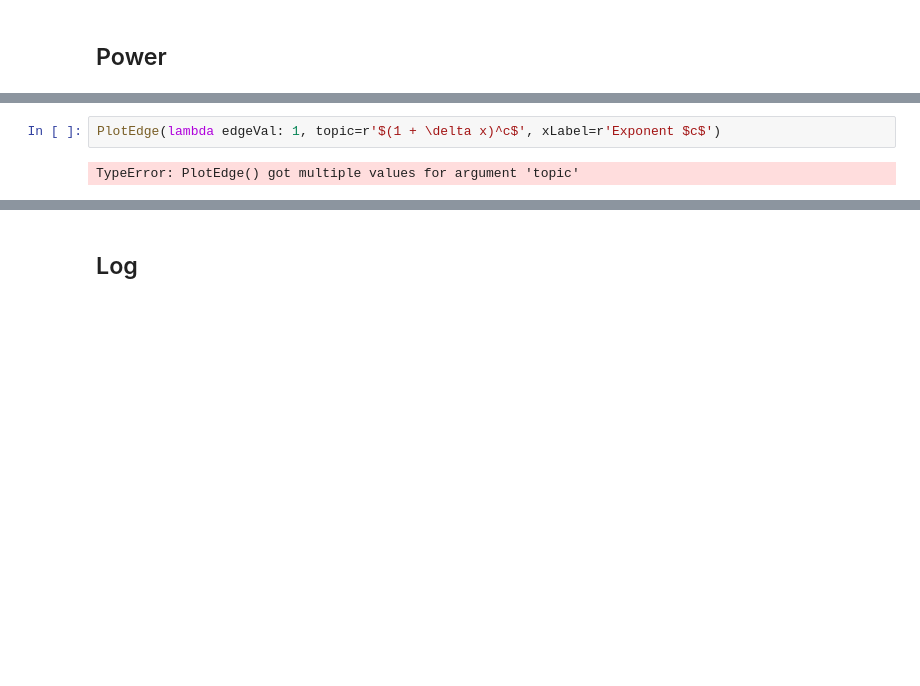
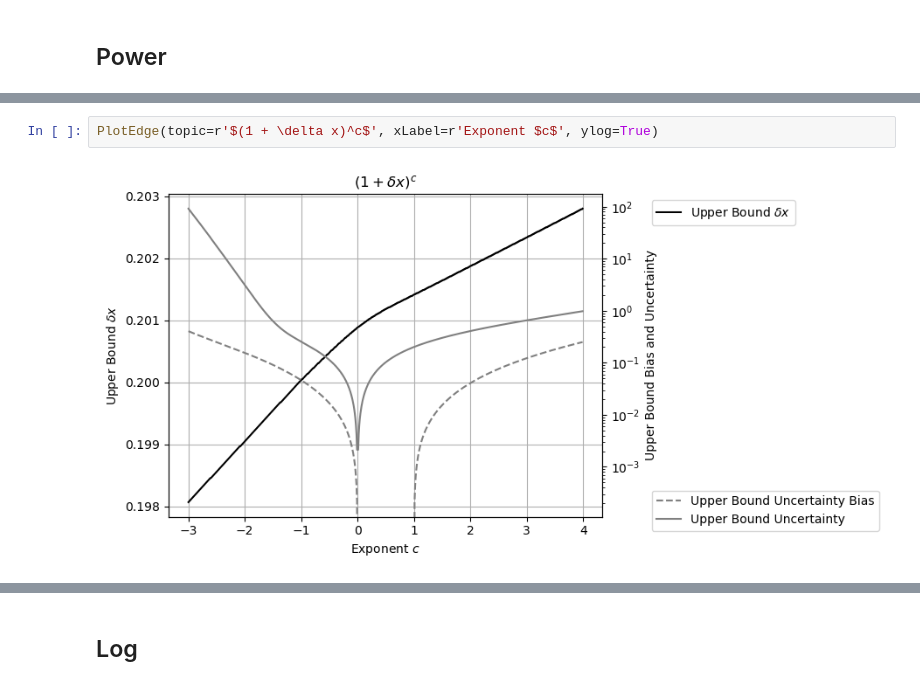
Before and after one commit to Chengpu0707/VarianceArithmetic, a Jupyter notebook: IPyNb/ConvergeEdge.ipynb, the cells around one changed output, grey strips where cells are left out. Cells and saved outputs as stored; diff of their text form; blank space fills up the shorter version.

```diff
--- a/IPyNb/ConvergeEdge.ipynb
+++ b/IPyNb/ConvergeEdge.ipynb
@@ -106,5 +108,5 @@ df.head()
 # %%
-PlotEdge(lambda edgeVal: 1, topic=r'$(1 + \delta x)^c$', xLabel=r'Exponent $c$')
+PlotEdge(topic=r'$(1 + \delta x)^c$', xLabel=r'Exponent $c$', ylog=True)
 # %% [output]
-TypeError: PlotEdge() got multiple values for argument 'topic'
+[figure, added]
 # %%
```
Also changed, not shown: parts of 33 cells of this notebook, 49 other files.
